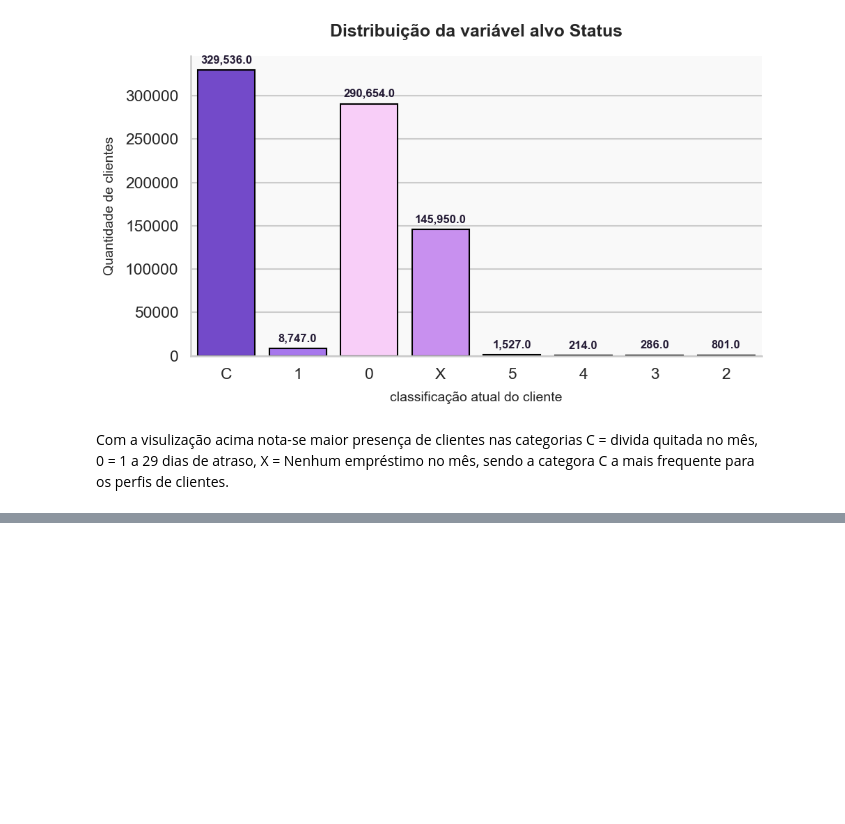
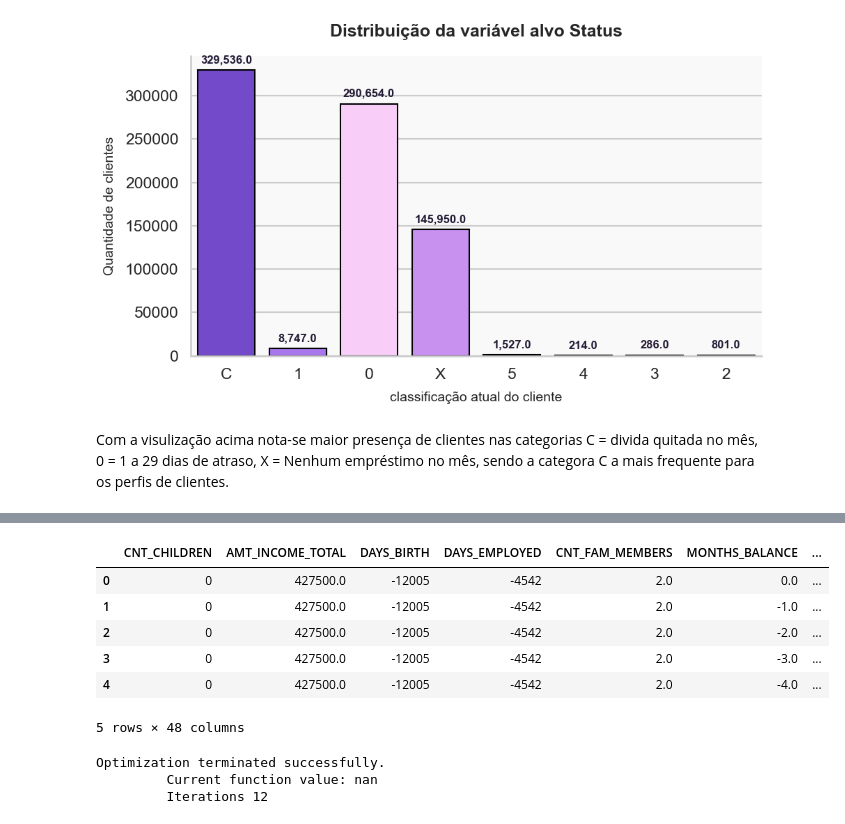
Before and after one commit to 1998-sys/Credit-Card-Approval, a Jupyter notebook: notebooks/credit_card_approval.ipynb, the cells around one changed output, grey strips where cells are left out. Saved outputs shown, nothing was run; the diff lists cells and outputs as text; code cells hidden in the pictures; blank space fills up the shorter version.

```diff
--- a/notebooks/credit_card_approval.ipynb
+++ b/notebooks/credit_card_approval.ipynb
@@ -227,0 +250,14 @@ plt.show()
+# %%
+# Tratamento da coluna STATUS para aplicação do modelo - categorização dos casos C e X como 6 (sem dívida) e
+# os demais casos como 0, 1, 2, 3, 4 e 5 (com dívida)
+
+df_credit_card['STATUS_CATEGORIZADO'] = df_credit_card['STATUS'].apply(categorização_status)
+# %%
+# Ajustando os tipos das colunas para aplicação do moldelo
+df_credit_card['FLAG_MOBIL'] = df_credit_card['FLAG_MOBIL'].astype('object')
+df_credit_card['FLAG_WORK_PHONE'] = df_credit_card['FLAG_WORK_PHONE'].astype('object')
+df_credit_card['FLAG_EMAIL'] = df_credit_card['FLAG_EMAIL'].astype('object')
+df_credit_card['FLAG_PHONE'] = df_credit_card['FLAG_PHONE'].astype('object')
+
+# Ajustando o tipo da variável alvo par inteiro
+df_credit_card['STATUS_CATEGORIZADO'] = df_credit_card['STATUS_CATEGORIZADO'].astype('int64')
@@ -227,0 +286,10 @@ plt.show()
+# %%
+df_modelo.head()
+# %% [output]
+|  | CNT_CHILDREN | AMT_INCOME_TOTAL | DAYS_BIRTH | DAYS_EMPLOYED | CNT_FAM_MEMBERS | MONTHS_BALANCE | ... |
+| 0 | 0 | 427500.0 | -12005 | -4542 | 2.0 | 0.0 | ... |
+| 1 | 0 | 427500.0 | -12005 | -4542 | 2.0 | -1.0 | ... |
+| 2 | 0 | 427500.0 | -12005 | -4542 | 2.0 | -2.0 | ... |
+| 3 | 0 | 427500.0 | -12005 | -4542 | 2.0 | -3.0 | ... |
+| 4 | 0 | 427500.0 | -12005 | -4542 | 2.0 | -4.0 | ... |
+5 rows × 48 columns
@@ -227,0 +302,7 @@ plt.show()
+# %%
+# estimação do modelo
+modelo_credit_card = MNLogit(endog=y, exog=X).fit()
+# %% [output]
+Optimization terminated successfully.
+         Current function value: nan
+         Iterations 12
```
Also changed, not shown: parts of 10 cells of this notebook, 2 other files.
